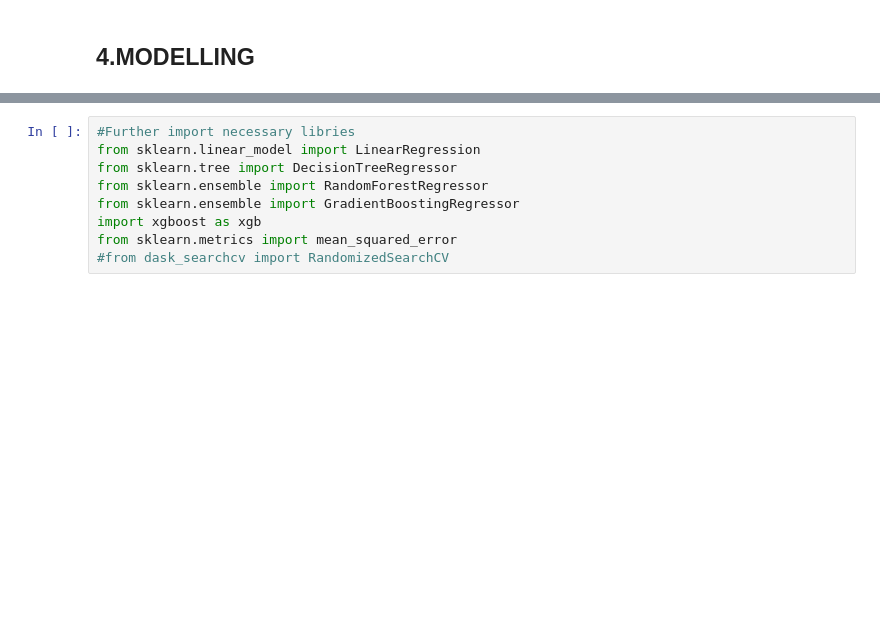
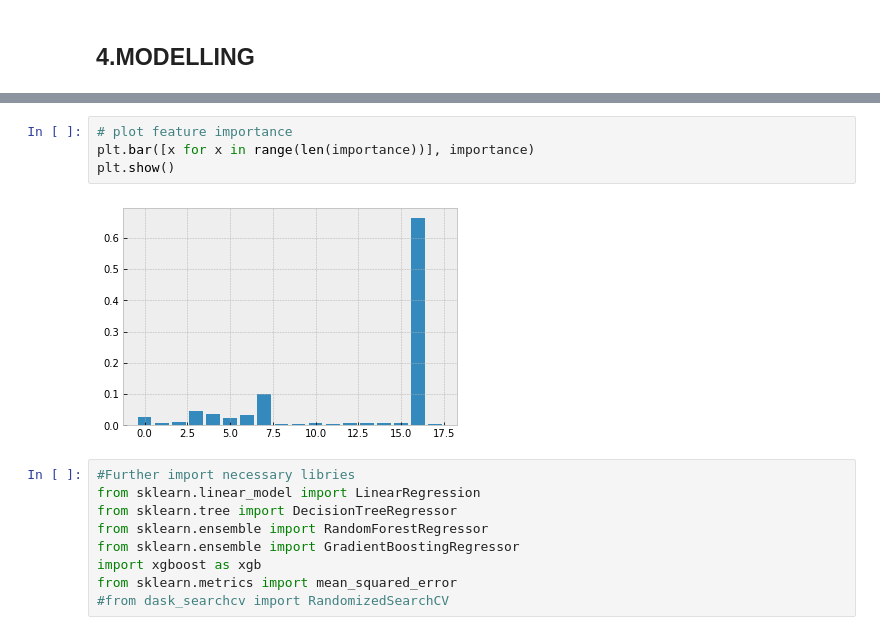
Before and after one commit to Pachinchin/blackfriday_hackathon, a Jupyter notebook: New Blackfriday-2.ipynb, the cells around one changed output, grey strips where cells are left out. Saved outputs shown, nothing was run; the diff lists cells and outputs as text; blank space fills up the shorter version.

```diff
--- a/New Blackfriday-2.ipynb
+++ b/New Blackfriday-2.ipynb
@@ -550,3 +645,9 @@ X_train, X_test, Y_train, Y_test = train_test_split(X, Y, test_size = 0.2, rando
+# %%
+# plot feature importance
+plt.bar([x for x in range(len(importance))], importance)
+plt.show()
+# %% [output]
+[figure, added]
 # %%
 #Further import necessary libries
 from sklearn.linear_model import LinearRegression
```
Also changed, not shown: parts of 25 cells of this notebook, 1 other file.
